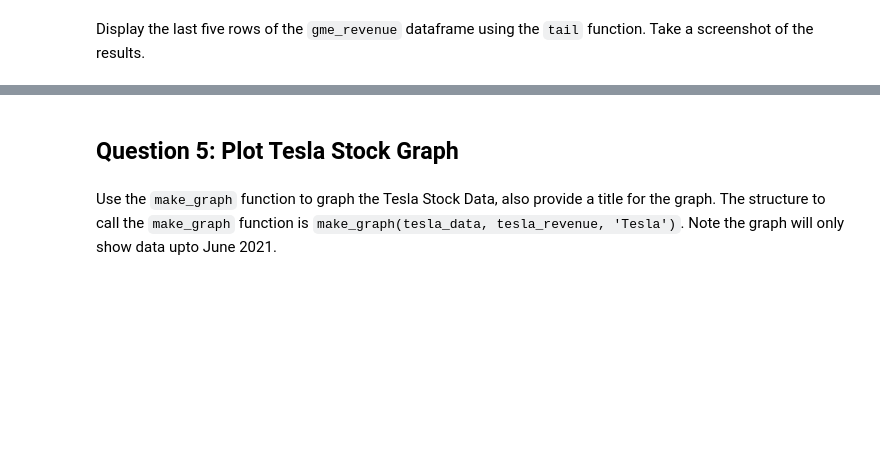
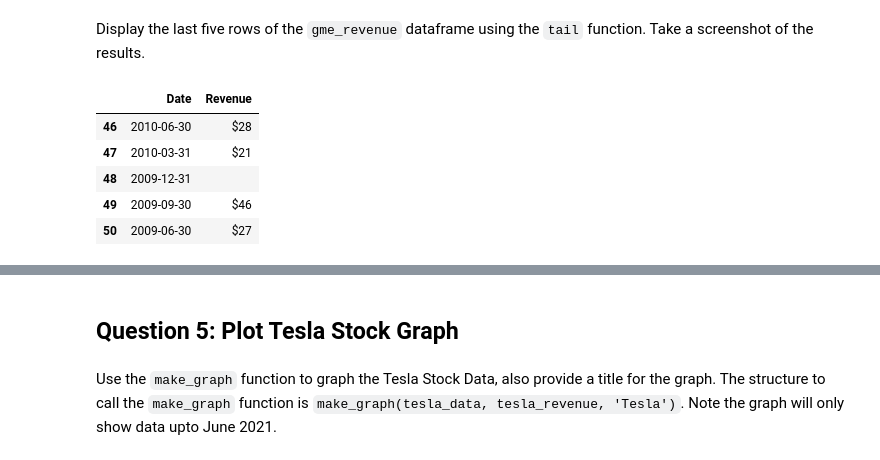
Before and after one commit to Alexey3250/Stock-Data-dashboard-in-Python, a Jupyter notebook: Stock_Dashboard.ipynb, the cells around one changed output, grey strips where cells are left out. Drawn from its saved outputs; the diff is of its cells as text; code cells hidden in the pictures; blank space fills up the shorter version.

````diff
--- a/Stock_Dashboard.ipynb
+++ b/Stock_Dashboard.ipynb
@@ -282,8 +269,13 @@ gme_hist.head()
 ## Question 4: Use Webscraping to Extract GME Revenue Data
 # %% [markdown]
 Use the `requests` library to download the webpage <https://cf-courses-data.s3.us.cloud-object-storage.appdomain.cloud/IBMDeveloperSkillsNetwork-PY0220EN-SkillsNetwork/labs/project/stock.html>. Save the text of the response as a variable named `html_data`.
+# %%
+url = "https://www.macrotrends.net/stocks/charts/TSLA/tesla/revenue"
+html_data = requests.get(url).text
 # %% [markdown]
 Parse the html data using `beautiful_soup`.
+# %%
+soup = BeautifulSoup(html_data, 'html5lib')
 # %% [markdown]
 Using `BeautifulSoup` or the `read_html` function extract the table with `GameStop Quarterly Revenue` and store it into a dataframe named `gme_revenue`. The dataframe should have columns `Date` and `Revenue`. Make sure the comma and dollar sign is removed from the `Revenue` column using a method similar to what you did in Question 2.
 # %% [markdown]
@@ -301,3 +293,21 @@ If you want to use the read_html function the table is located at index 1
 ```
 
 </details>
+# %%
+# print (soup) #basically a raw html page
+
+# creating a data frame using pandas
+gme_revenue =pd.DataFrame(columns=["Date", "Revenue"])
+
+# First we isolate the body of the table which contains all the information
+# Then we loop through each row and find all the column values for each row
+for row in soup.find_all("tbody")[1].find_all('tr'):
+  col = row.find_all("td")
+  date = col[0].text
+  revenue = col[1].text
+
+  # Finally we append the data of each row to the table
+  gme_revenue = gme_revenue.append({"Date":date, "Revenue":revenue}, ignore_index=True)
+
+# We can now print out the dataframe
+gme_revenue.head()
@@ -304,2 +321,11 @@ If you want to use the read_html function the table is located at index 1
 # %% [markdown]
 Display the last five rows of the `gme_revenue` dataframe using the `tail` function. Take a screenshot of the results.
+# %%
+gme_revenue.tail()
+# %% [output]
+|  | Date | Revenue |
+| 46 | 2010-06-30 | $28 |
+| 47 | 2010-03-31 | $21 |
+| 48 | 2009-12-31 |  |
+| 49 | 2009-09-30 | $46 |
+| 50 | 2009-06-30 | $27 |
````
Also changed, not shown: parts of 10 cells of this notebook.
